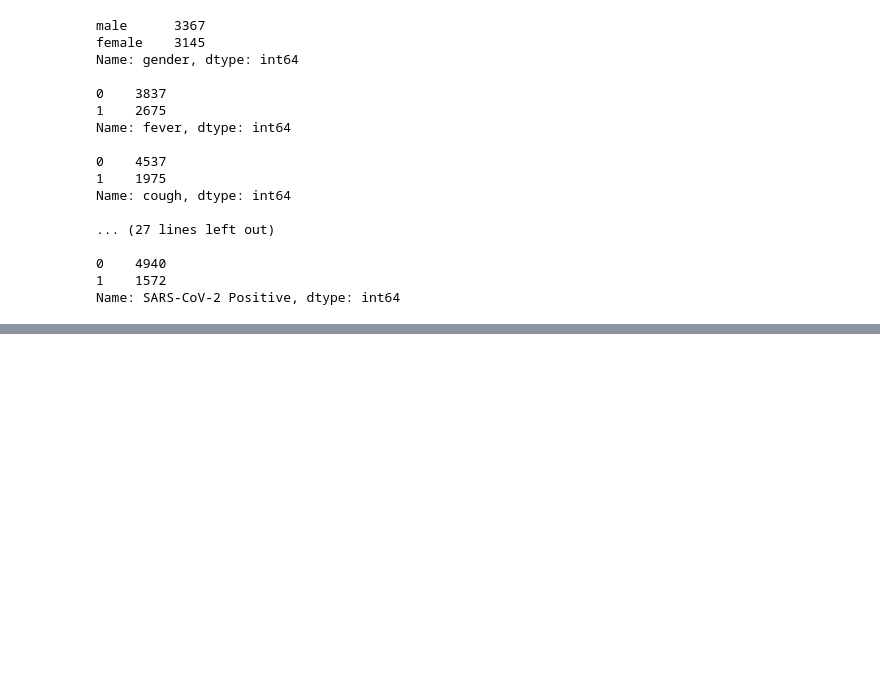
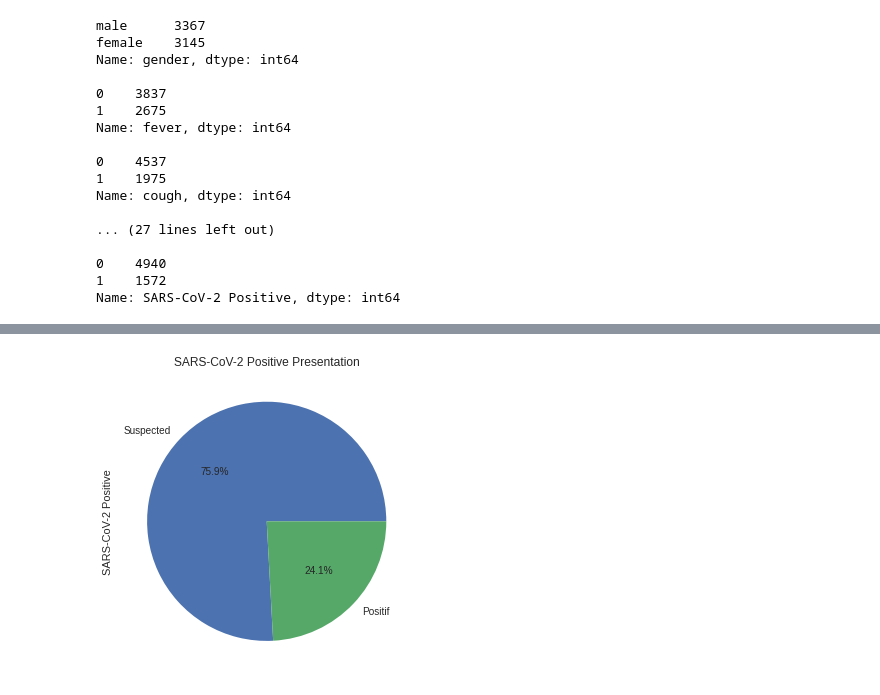
Before and after one commit to DocBot-Bangkit-2021/DocBot-MachineLearningModels, a Jupyter notebook: Covid-19/Covid19_Baseline_Model.ipynb, the cells around one changed output, grey strips where cells are left out. Drawn from its saved outputs; the diff is of its cells as text; code cells hidden in the pictures; blank space fills up the shorter version.

```diff
--- a/Covid-19/Covid19_Baseline_Model.ipynb
+++ b/Covid-19/Covid19_Baseline_Model.ipynb
@@ -197,0 +209,8 @@ Name: SARS-CoV-2 Positive, dtype: int64
+# %%
+target = df['SARS-CoV-2 Positive'].value_counts()
+label =['Suspected', 'Positif']
+target.plot(kind='pie', labels=label, autopct='%1.1f%%')
+plt.title('SARS-CoV-2 Positive Presentation')
+plt.show()
+# %% [output]
+[figure, added]
```
Also changed, not shown: parts of 5 cells of this notebook.
